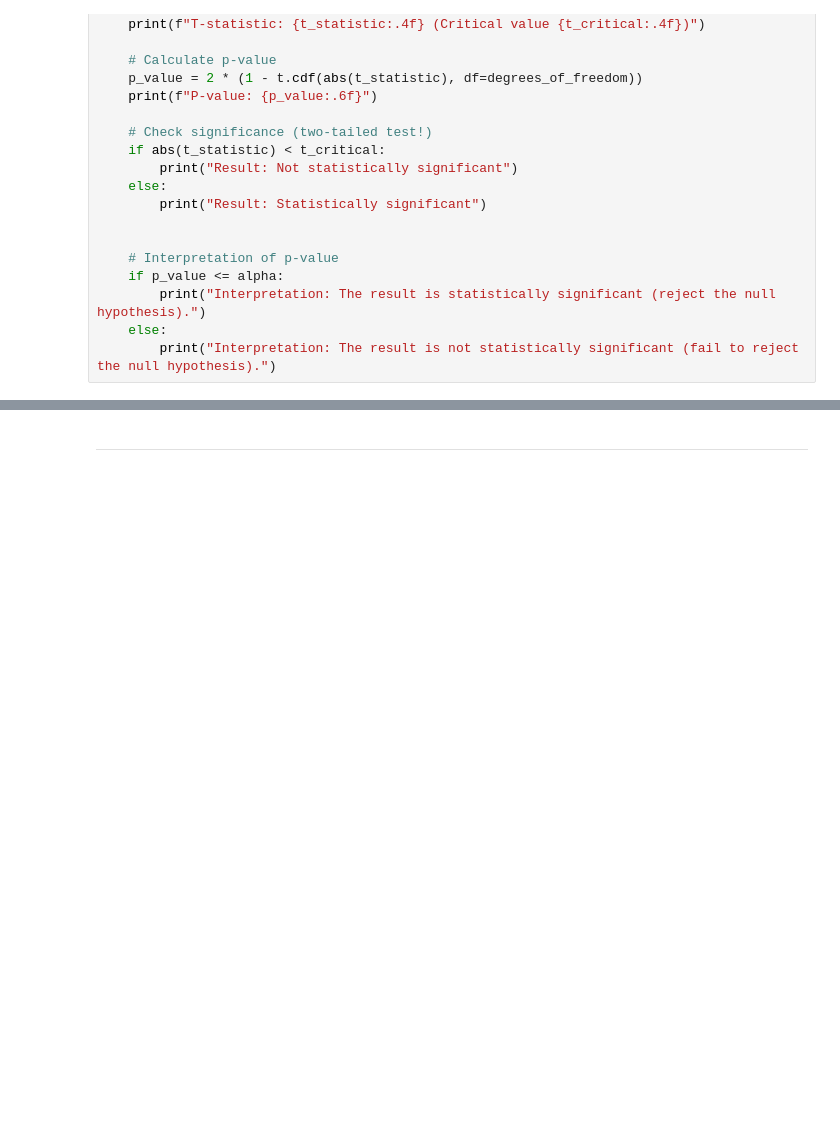
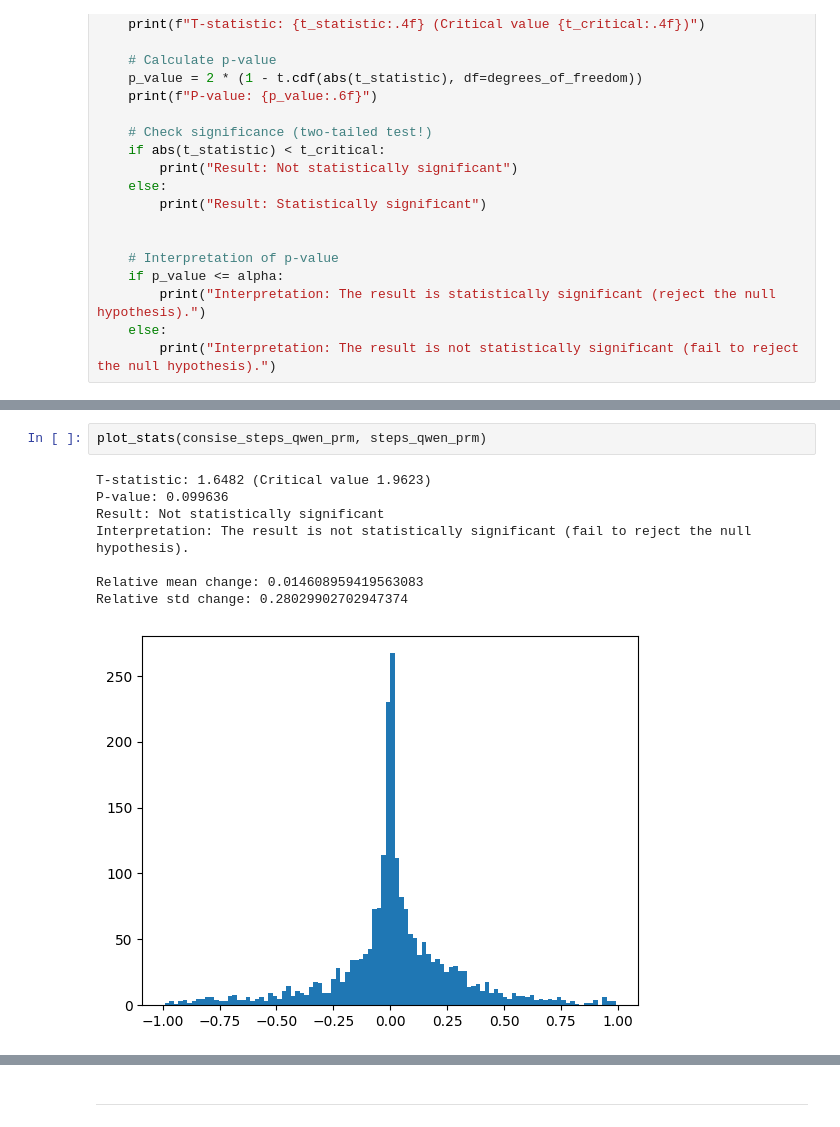
Before and after one commit to rishabh-16/prm-attack, a Jupyter notebook: processbench_analysis.ipynb, the cells around one changed output, grey strips where cells are left out. Saved outputs shown, nothing was run; the diff lists cells and outputs as text; blank space fills up the shorter version.

```diff
--- a/processbench_analysis.ipynb
+++ b/processbench_analysis.ipynb
@@ -280,0 +352,11 @@ Qwen2.5-Math-PRM-7B relative median change (Verbose): -0.45058637219654174
+# %%
+plot_stats(consise_steps_qwen_prm, steps_qwen_prm)
+# %% [output]
+T-statistic: 1.6482 (Critical value 1.9623)
+P-value: 0.099636
+Result: Not statistically significant
+Interpretation: The result is not statistically significant (fail to reject the null hypothesis).
+
+Relative mean change: 0.014608959419563083
+Relative std change: 0.28029902702947374
+[figure, added]
```
Also changed, not shown: parts of 30 cells of this notebook, 5 other files.
